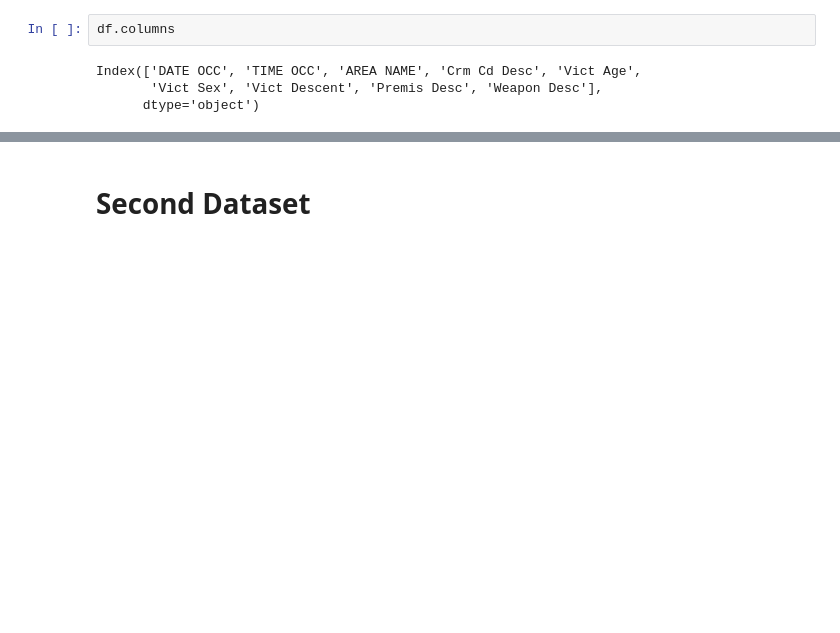
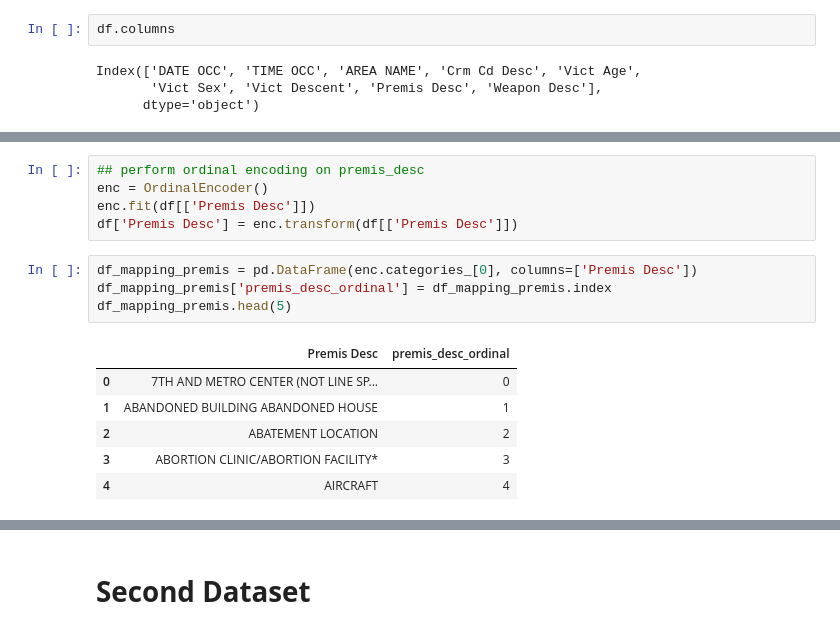
Before and after one commit to amnasyed1/datasci_9_data_prep, a Jupyter notebook: datasci_9.ipynb, the cells around one changed output, grey strips where cells are left out. Saved outputs shown, nothing was run; the diff lists cells and outputs as text; blank space fills up the shorter version.

```diff
--- a/datasci_9.ipynb
+++ b/datasci_9.ipynb
@@ -83,0 +144,16 @@ Index(['DATE OCC', 'TIME OCC', 'AREA NAME', 'Crm Cd Desc', 'Vict Age',
+# %%
+## perform ordinal encoding on premis_desc
+enc = OrdinalEncoder()
+enc.fit(df[['Premis Desc']])
+df['Premis Desc'] = enc.transform(df[['Premis Desc']])
+# %%
+df_mapping_premis = pd.DataFrame(enc.categories_[0], columns=['Premis Desc'])
+df_mapping_premis['premis_desc_ordinal'] = df_mapping_premis.index
+df_mapping_premis.head(5)
+# %% [output]
+|  | Premis Desc | premis_desc_ordinal |
+| 0 | 7TH AND METRO CENTER (NOT LINE SP... | 0 |
+| 1 | ABANDONED BUILDING ABANDONED HOUSE | 1 |
+| 2 | ABATEMENT LOCATION | 2 |
+| 3 | ABORTION CLINIC/ABORTION FACILITY* | 3 |
+| 4 | AIRCRAFT | 4 |
```
Also changed, not shown: parts of 10 cells of this notebook.
